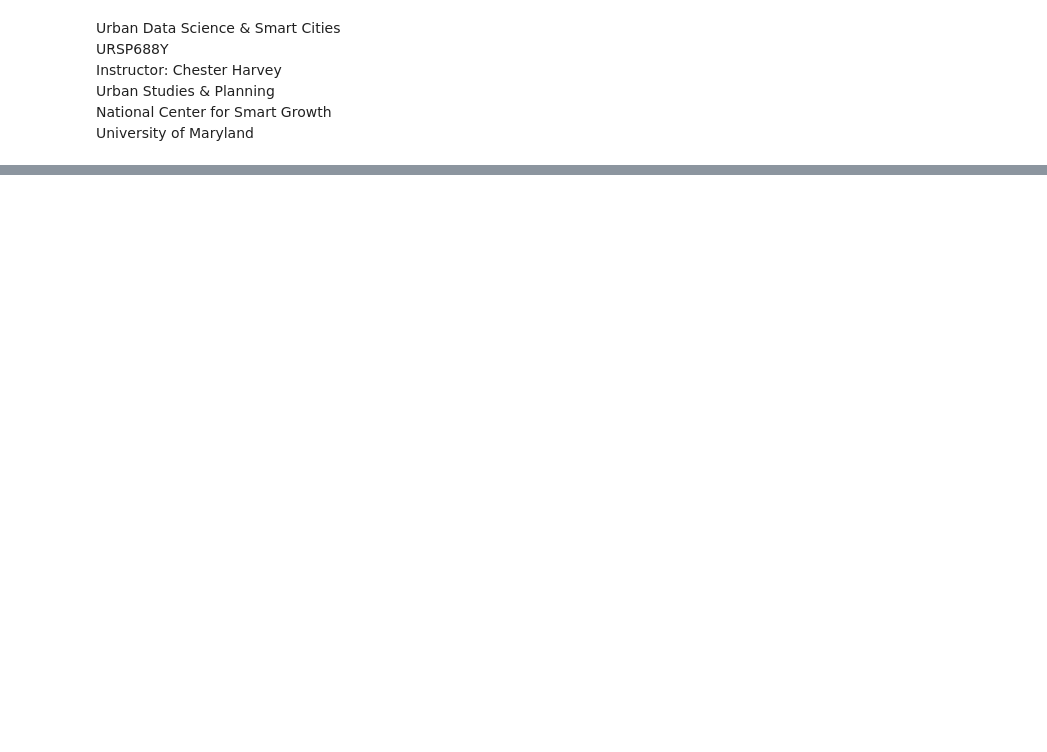
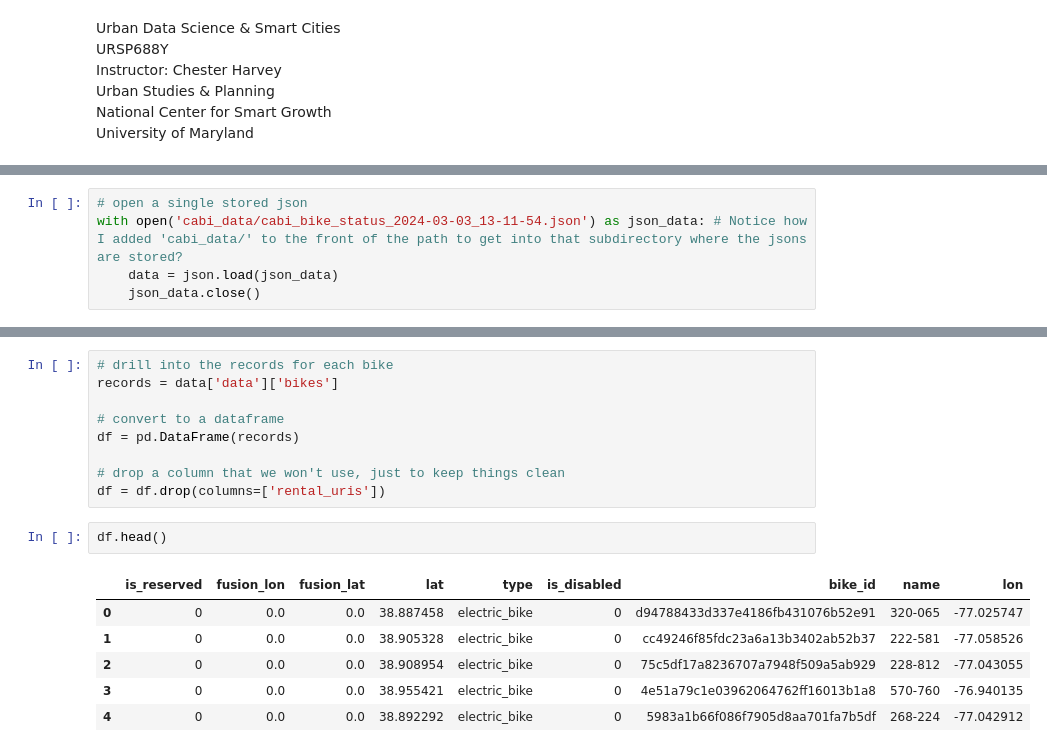
Before and after one commit to ncsg/ursp688y_sp2023, a Jupyter notebook: exercises/exercise06/exercise06.ipynb, the cells around one changed output, grey strips where cells are left out. Saved outputs shown, nothing was run; the diff lists cells and outputs as text; blank space fills up the shorter version.

```diff
--- a/exercises/exercise06/exercise06.ipynb
+++ b/exercises/exercise06/exercise06.ipynb
@@ -42,0 +86,5 @@ As usual, please wrap the code for your solution in a function, and put that fun
+# %%
+# open a single stored json
+with open('cabi_data/cabi_bike_status_2024-03-03_13-11-54.json') as json_data: # Notice how I added 'cabi_data/' to the front of the path to get into that subdirectory where the jsons are stored?
+    data = json.load(json_data)
+    json_data.close()
@@ -42,0 +101,18 @@ As usual, please wrap the code for your solution in a function, and put that fun
+# %%
+# drill into the records for each bike
+records = data['data']['bikes']
+
+# convert to a dataframe
+df = pd.DataFrame(records)
+
+# drop a column that we won't use, just to keep things clean
+df = df.drop(columns=['rental_uris'])
+# %%
+df.head()
+# %% [output]
+|  | is_reserved | fusion_lon | fusion_lat | lat | type | is_disabled | bike_id | name | lon |
+| 0 | 0 | 0.0 | 0.0 | 38.887458 | electric_bike | 0 | d94788433d337e4186fb431076b52e91 | 320-065 | -77.025747 |
+| 1 | 0 | 0.0 | 0.0 | 38.905328 | electric_bike | 0 | cc49246f85fdc23a6a13b3402ab52b37 | 222-581 | -77.058526 |
+| 2 | 0 | 0.0 | 0.0 | 38.908954 | electric_bike | 0 | 75c5df17a8236707a7948f509a5ab929 | 228-812 | -77.043055 |
+| 3 | 0 | 0.0 | 0.0 | 38.955421 | electric_bike | 0 | 4e51a79c1e03962064762ff16013b1a8 | 570-760 | -76.940135 |
+| 4 | 0 | 0.0 | 0.0 | 38.892292 | electric_bike | 0 | 5983a1b66f086f7905d8aa701fa7b5df | 268-224 | -77.042912 |
```
Also changed, not shown: parts of 14 cells of this notebook, 1 other file.
